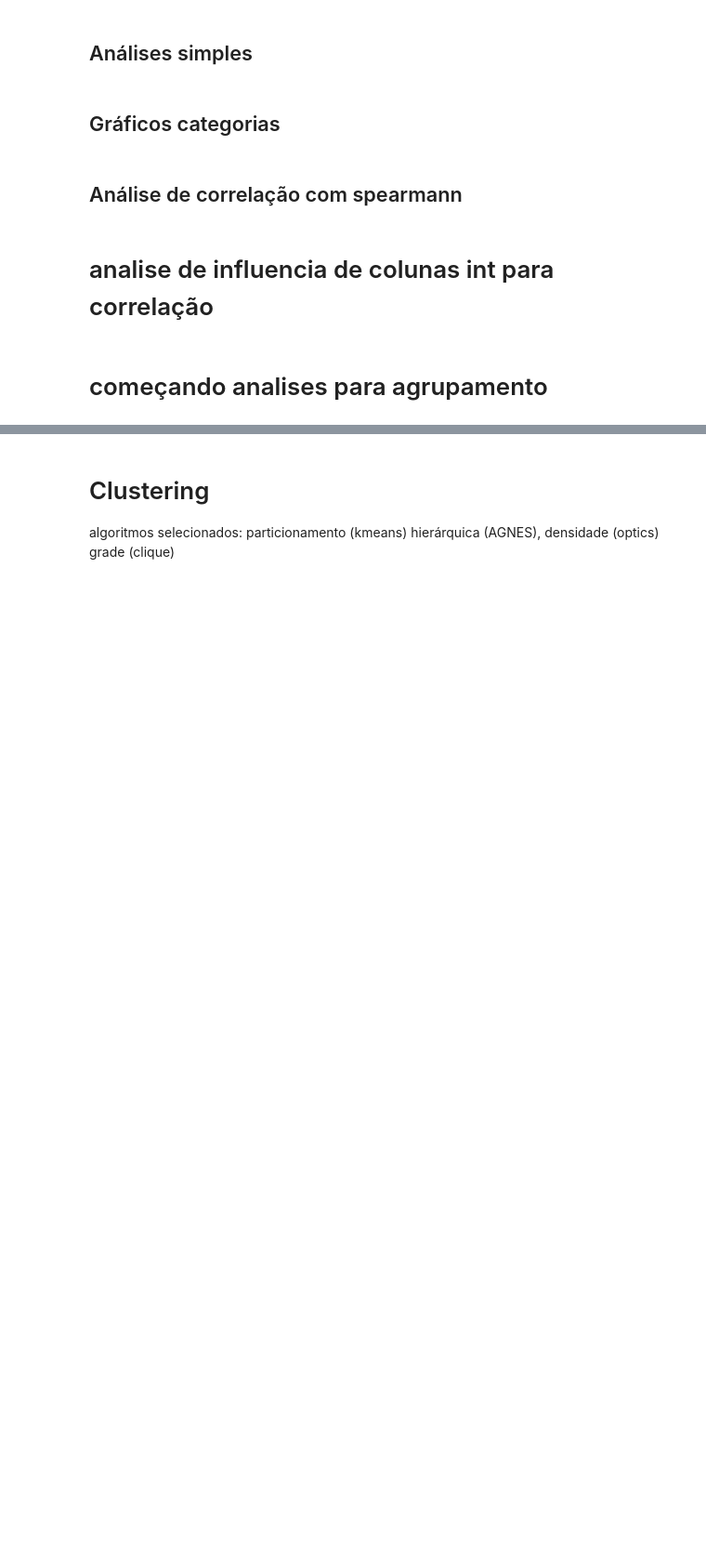
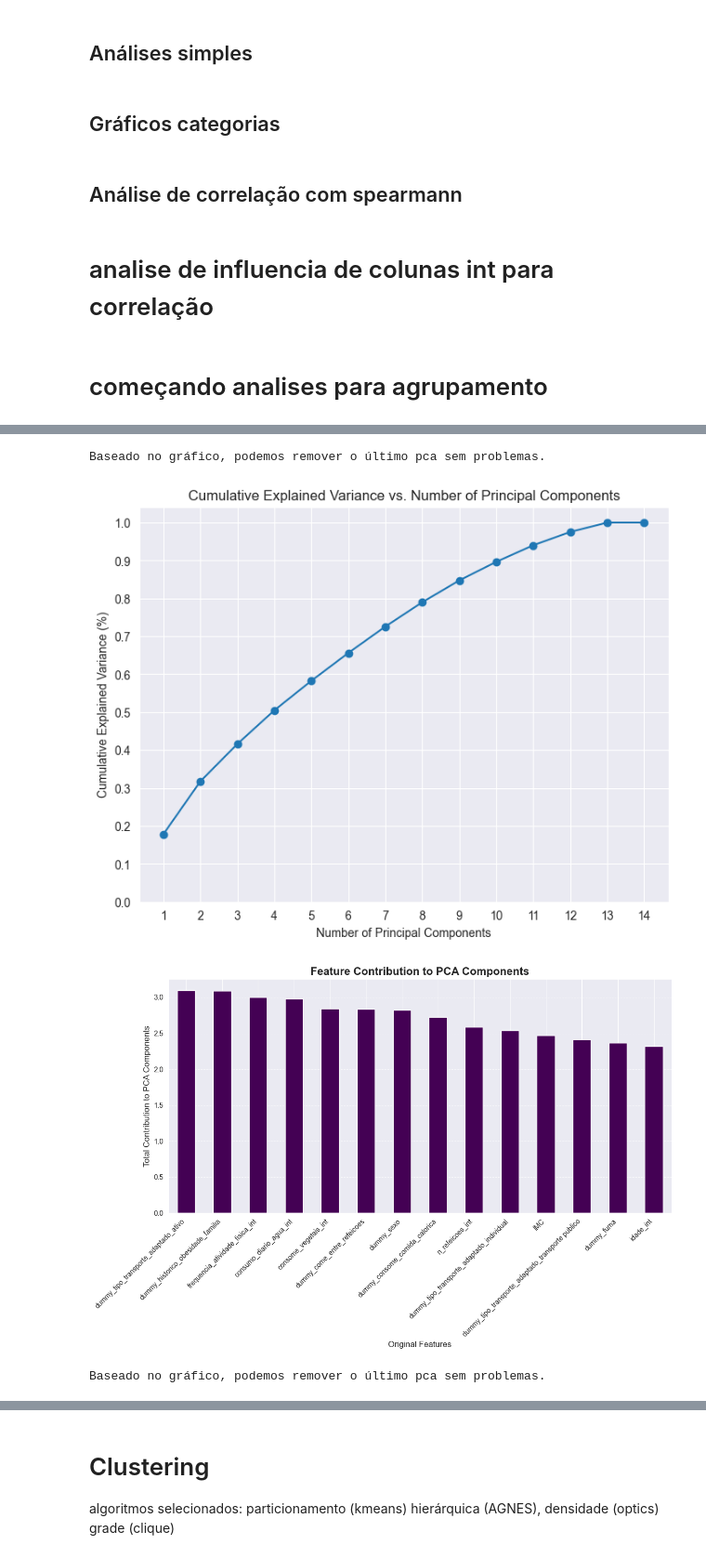
Before and after one commit to LanaArmond/DCC127-2024.3, a Jupyter notebook: DCC127_Trabalho_03.ipynb, the cells around one changed output, grey strips where cells are left out. Shown at 93% size. Cells and saved outputs as stored; diff of their text form; code cells hidden in the pictures; blank space fills up the shorter version.

```diff
--- a/DCC127_Trabalho_03.ipynb
+++ b/DCC127_Trabalho_03.ipynb
@@ -503,7 +593,12 @@ loadings
 # %%
 print("Baseado no gráfico, podemos remover o último pca sem problemas.")
-cumulative_explained_variance, feature_contributions = pca_explained_variance_plot(df, columns=numerical_columns_clustering_refinado + category_columns_clustering)
+cumulative_explained_variance, feature_contributions = pca_explained_variance_plot(df, columns=numerical_columns_clustering_refinado + category_columns_clustering_refinado)
 
 
 print("Baseado no gráfico, podemos remover o último pca sem problemas.")
 cumulative_explained_variance, feature_contributions = pca_explained_variance_plot(df, columns=numerical_columns_clustering + category_columns_clustering)
+# %% [output]
+Baseado no gráfico, podemos remover o último pca sem problemas.
+[figure, added]
+[figure, added]
+Baseado no gráfico, podemos remover o último pca sem problemas.
```
Also changed, not shown: parts of 6 cells of this notebook.
